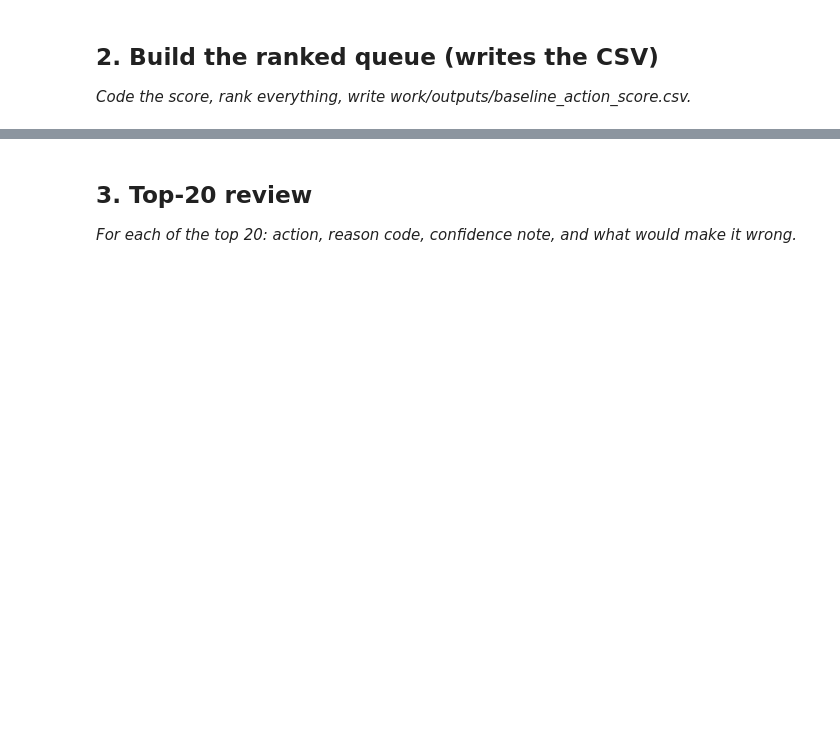
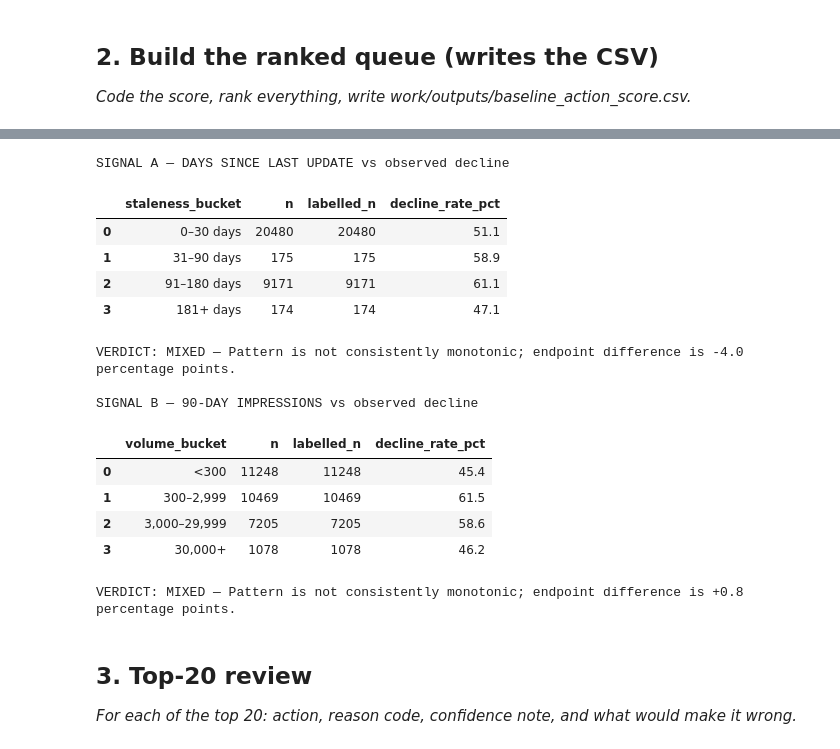
Before and after one commit to Kifayat-Sayed/flyrank-ml-internship1, a Jupyter notebook: work/notebooks/w04_baseline_score.ipynb, the cells around one changed output, grey strips where cells are left out. Drawn from its saved outputs; the diff is of its cells as text; code cells hidden in the pictures; blank space fills up the shorter version.

```diff
--- a/work/notebooks/w04_baseline_score.ipynb
+++ b/work/notebooks/w04_baseline_score.ipynb
@@ -23,3 +106,68 @@ This skeleton is yours to fill. Work the sections **in order** — each one has
+# %%
+# This cell is for CODE (numbers, a query, a check).
+# Write your text answer in the cell ABOVE this one — typing sentences here breaks Run All.
+# Bucket boundaries are explicit and easy to inspect.
+data["staleness_bucket"] = pd.cut(
+    pd.to_numeric(data["days_since_last_update"], errors="coerce"),
+    bins=[-np.inf, 30, 90, 180, np.inf],
+    labels=["0–30 days", "31–90 days", "91–180 days", "181+ days"],
+    include_lowest=True
+)
+data["volume_bucket"] = pd.cut(
+    pd.to_numeric(data["impressions_90d"], errors="coerce"),
+    bins=[-np.inf, 299, 2999, 29999, np.inf],
+    labels=["<300", "300–2,999", "3,000–29,999", "30,000+"],
+    include_lowest=True
+)
+
+def bucket_table(bucket_col):
+    grouped = data.groupby(bucket_col, observed=False)["_audit_declining"]
+    table = grouped.agg(n="size", labelled_n="count", decline_rate="mean").reset_index()
+    table["decline_rate_pct"] = (100 * table["decline_rate"]).round(1)
+    return table.drop(columns="decline_rate")
+
+def signal_verdict(table, bucket_col):
+    usable = table.loc[(table["labelled_n"] >= 50) & table["decline_rate_pct"].notna()].copy()
+    if len(usable) < 2:
+        return "MIXED", "Fewer than two buckets have at least 50 labelled rows; evidence is insufficient."
+    rates = usable["decline_rate_pct"].astype(float).to_numpy()
+    differences = np.diff(rates)
+    endpoint = rates[-1] - rates[0]
+    if np.all(differences >= -3) and endpoint >= 5:
+        return "CONFIRMED", f"Broadly rising pattern; endpoint difference is {endpoint:+.1f} percentage points."
+    if np.all(differences <= 3) and endpoint <= -5:
+        return "OPPOSITE", f"Broadly falling pattern; endpoint difference is {endpoint:+.1f} percentage points."
+    if rates.max() - rates.min() < 5:
+        return "FALSE", "Rates vary by less than 5 percentage points across eligible buckets; no meaningful bucket signal is evident."
+    return "MIXED", f"Pattern is not consistently monotonic; endpoint difference is {endpoint:+.1f} percentage points."
+
+staleness_results = bucket_table("staleness_bucket")
+print("SIGNAL A — DAYS SINCE LAST UPDATE vs observed decline")
+display(staleness_results)
+staleness_verdict, staleness_note = signal_verdict(staleness_results, "staleness_bucket")
+print(f"VERDICT: {staleness_verdict} — {staleness_note}")
+
+volume_results = bucket_table("volume_bucket")
+print("\nSIGNAL B — 90-DAY IMPRESSIONS vs observed decline")
+display(volume_results)
+volume_verdict, volume_note = signal_verdict(volume_results, "volume_bucket")
+print(f"VERDICT: {volume_verdict} — {volume_note}")
+# %% [output]
+SIGNAL A — DAYS SINCE LAST UPDATE vs observed decline
+|  | staleness_bucket | n | labelled_n | decline_rate_pct |
+| 0 | 0–30 days | 20480 | 20480 | 51.1 |
+| 1 | 31–90 days | 175 | 175 | 58.9 |
+| 2 | 91–180 days | 9171 | 9171 | 61.1 |
+| 3 | 181+ days | 174 | 174 | 47.1 |
+VERDICT: MIXED — Pattern is not consistently monotonic; endpoint difference is -4.0 percentage points.
+
+SIGNAL B — 90-DAY IMPRESSIONS vs observed decline
+|  | volume_bucket | n | labelled_n | decline_rate_pct |
+| 0 | <300 | 11248 | 11248 | 45.4 |
+| 1 | 300–2,999 | 10469 | 10469 | 61.5 |
+| 2 | 3,000–29,999 | 7205 | 7205 | 58.6 |
+| 3 | 30,000+ | 1078 | 1078 | 46.2 |
+VERDICT: MIXED — Pattern is not consistently monotonic; endpoint difference is +0.8 percentage points.
 # %% [markdown]
 ## 3. Top-20 review
 
```
Also changed, not shown: parts of 13 cells of this notebook.
